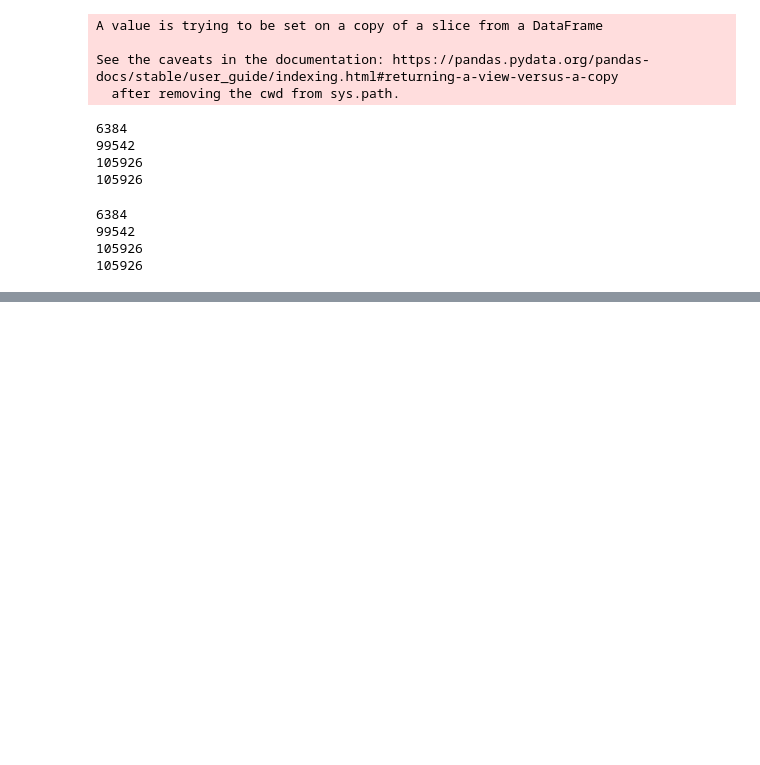
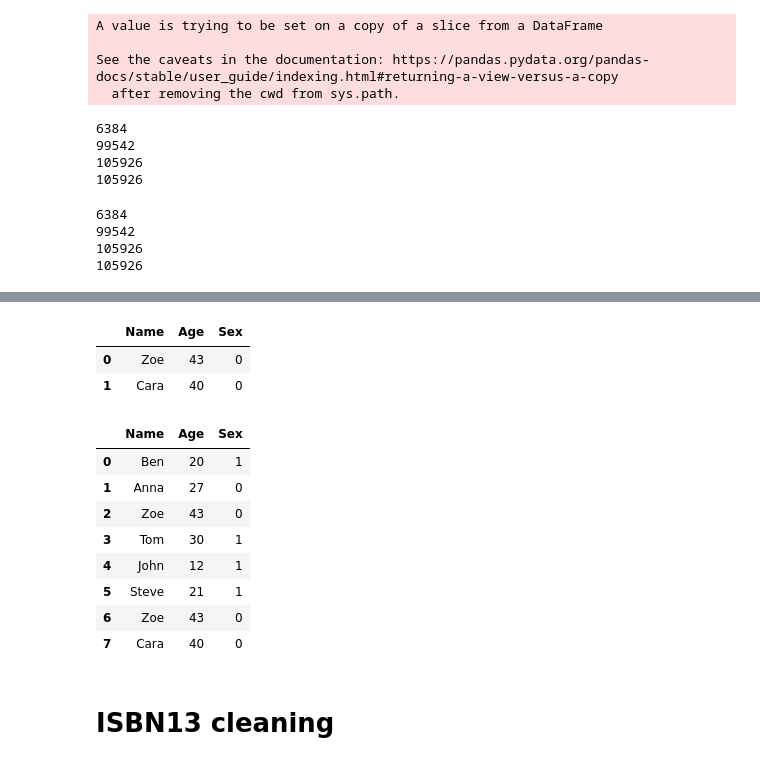
Before and after one commit to ArielNATAF/Books_project, a Jupyter notebook: datasets/Automatic_cleaning_colab_csv.ipynb, the cells around one changed output, grey strips where cells are left out. Drawn from its saved outputs; the diff is of its cells as text; code cells hidden in the pictures; blank space fills up the shorter version.

```diff
--- a/datasets/Automatic_cleaning_colab_csv.ipynb
+++ b/datasets/Automatic_cleaning_colab_csv.ipynb
@@ -1681,0 +1929,6 @@ bookss_scrapped_w2v.to_csv(files_w2v, sep = "|", index = False)
+# %%
+df = {'Name':['Ben','Anna','Zoe','Tom','John','Steve'],
+        'Age':[20,27,43,30,12,21],
+        'Sex':[1,0,0,1,1,1]}
+df = pd.DataFrame(df)
+df
@@ -1681,0 +1943,21 @@ bookss_scrapped_w2v.to_csv(files_w2v, sep = "|", index = False)
+# %%
+df2 = pd.DataFrame({'Name' : ['Zoe', 'Cara'], 'Age': [43, 40], 'Sex': [0, 0]})
+df2
+# %% [output]
+|  | Name | Age | Sex |
+| 0 | Zoe | 43 | 0 |
+| 1 | Cara | 40 | 0 |
+# %%
+pd.concat([df, df2], ignore_index = True, axis = 0)
+# %% [output]
+|  | Name | Age | Sex |
+| 0 | Ben | 20 | 1 |
+| 1 | Anna | 27 | 0 |
+| 2 | Zoe | 43 | 0 |
+| 3 | Tom | 30 | 1 |
+| 4 | John | 12 | 1 |
+| 5 | Steve | 21 | 1 |
+| 6 | Zoe | 43 | 0 |
+| 7 | Cara | 40 | 0 |
+# %% [markdown]
+# ISBN13 cleaning
```
Also changed, not shown: parts of 49 cells of this notebook, 1 other file.
